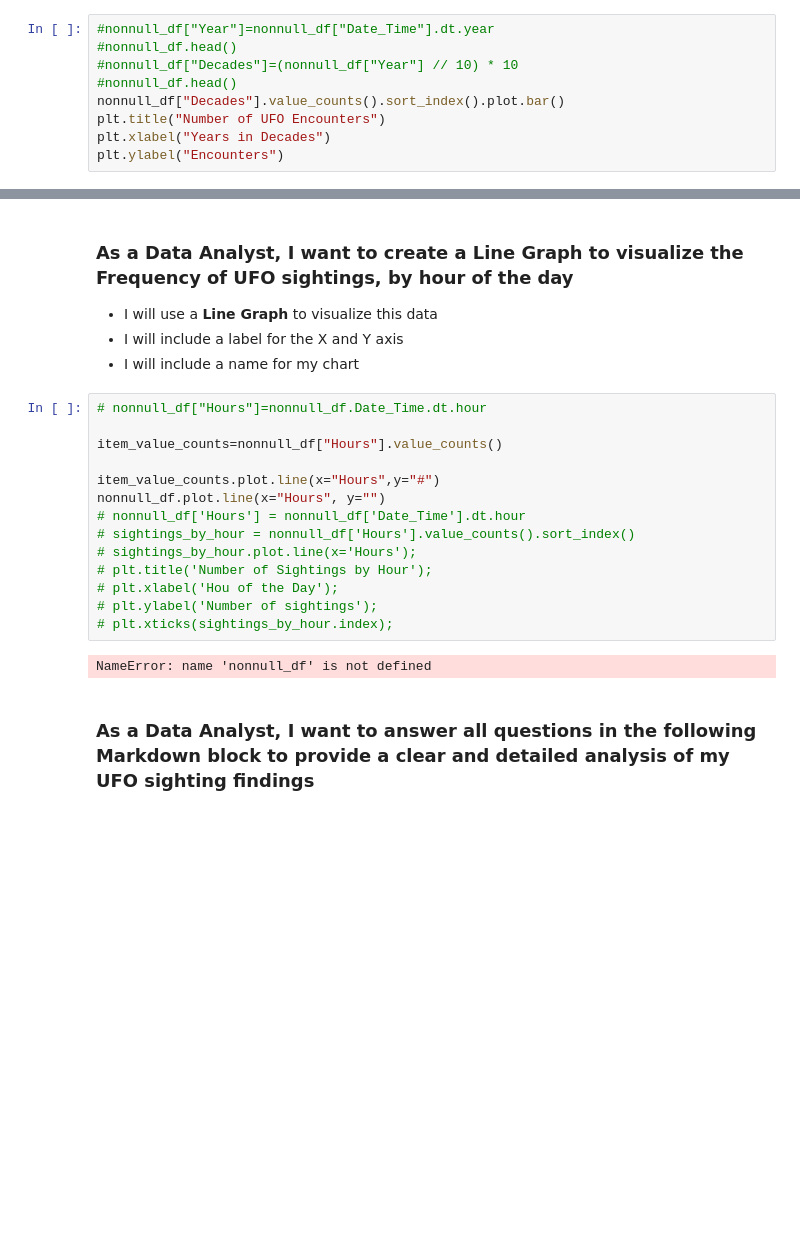
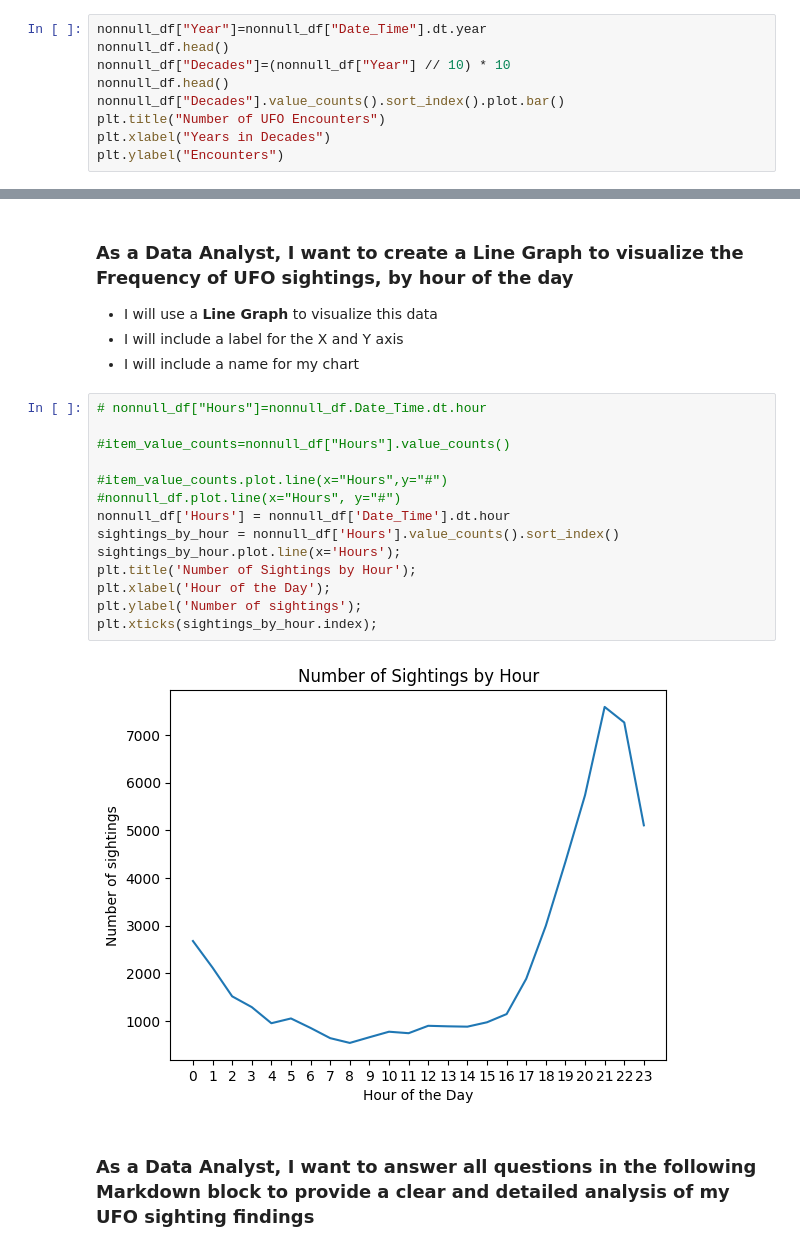
Before and after one commit to LaToya-Burt/Matplotlib, a Jupyter notebook: Pandas_MatPlotLib_User_Stories.ipynb, the cells around one changed output, grey strips where cells are left out. Saved outputs shown, nothing was run; the diff lists cells and outputs as text; blank space fills up the shorter version.

```diff
--- a/Pandas_MatPlotLib_User_Stories.ipynb
+++ b/Pandas_MatPlotLib_User_Stories.ipynb
@@ -112,10 +114,10 @@ plt.ylabel("Frequency");
 * I will include a label for the X and Y axis
 * I will include a name for my chart
 # %%
-#nonnull_df["Year"]=nonnull_df["Date_Time"].dt.year
-#nonnull_df.head()
-#nonnull_df["Decades"]=(nonnull_df["Year"] // 10) * 10
-#nonnull_df.head()
+nonnull_df["Year"]=nonnull_df["Date_Time"].dt.year
+nonnull_df.head()
+nonnull_df["Decades"]=(nonnull_df["Year"] // 10) * 10
+nonnull_df.head()
 nonnull_df["Decades"].value_counts().sort_index().plot.bar()
 plt.title("Number of UFO Encounters")
 plt.xlabel("Years in Decades")
@@ -131,19 +133,19 @@ Text(0, 0.5, 'Encounters')
 # %%
 # nonnull_df["Hours"]=nonnull_df.Date_Time.dt.hour
 
-item_value_counts=nonnull_df["Hours"].value_counts()
+#item_value_counts=nonnull_df["Hours"].value_counts()
 
-item_value_counts.plot.line(x="Hours",y="#")
-nonnull_df.plot.line(x="Hours", y="")
-# nonnull_df['Hours'] = nonnull_df['Date_Time'].dt.hour
-# sightings_by_hour = nonnull_df['Hours'].value_counts().sort_index()
-# sightings_by_hour.plot.line(x='Hours');
-# plt.title('Number of Sightings by Hour');
-# plt.xlabel('Hou of the Day');
-# plt.ylabel('Number of sightings');
-# plt.xticks(sightings_by_hour.index);
+#item_value_counts.plot.line(x="Hours",y="#")
+#nonnull_df.plot.line(x="Hours", y="#")
+nonnull_df['Hours'] = nonnull_df['Date_Time'].dt.hour
+sightings_by_hour = nonnull_df['Hours'].value_counts().sort_index()
+sightings_by_hour.plot.line(x='Hours');
+plt.title('Number of Sightings by Hour');
+plt.xlabel('Hour of the Day');
+plt.ylabel('Number of sightings');
+plt.xticks(sightings_by_hour.index);
 # %% [output]
-NameError: name 'nonnull_df' is not defined
+[figure, added]
 # %% [markdown]
 ### As a Data Analyst, I want to answer all questions in the following Markdown block to provide a **clear and detailed analysis of my UFO sighting findings**
 # %% [markdown]
```
Also changed, not shown: parts of 3 cells of this notebook.
